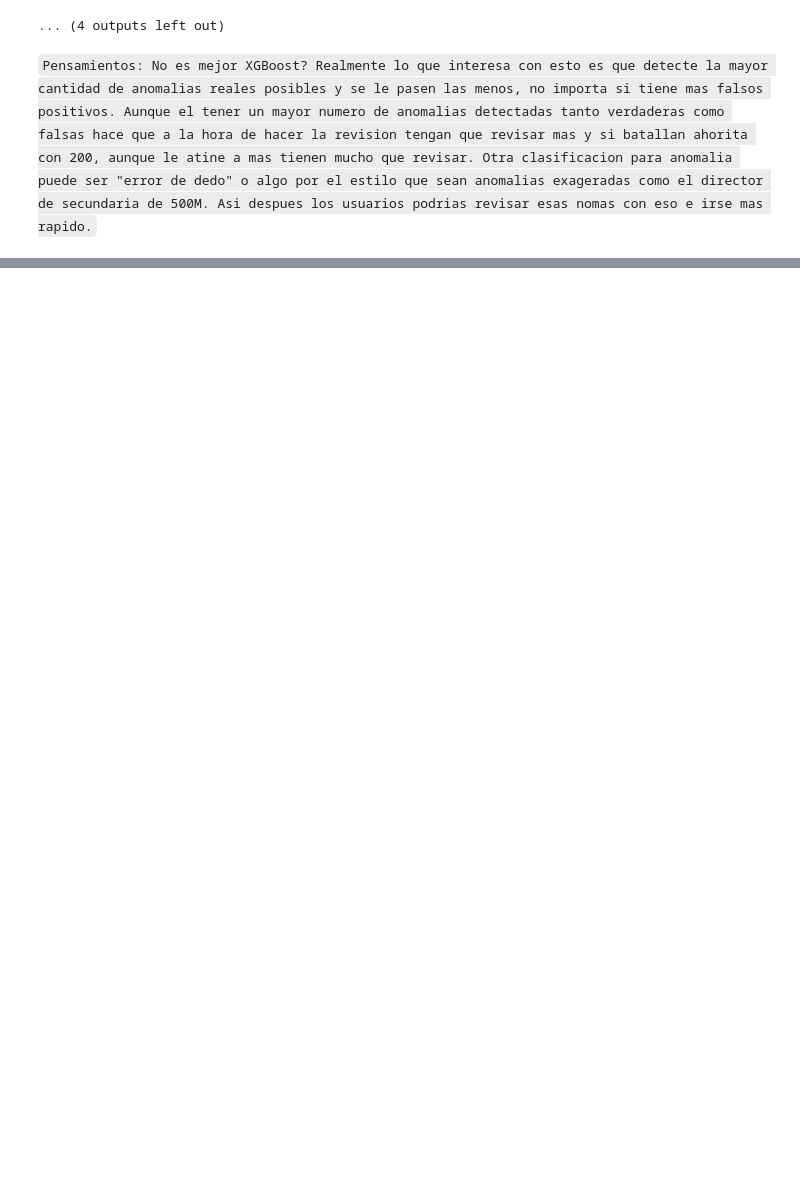
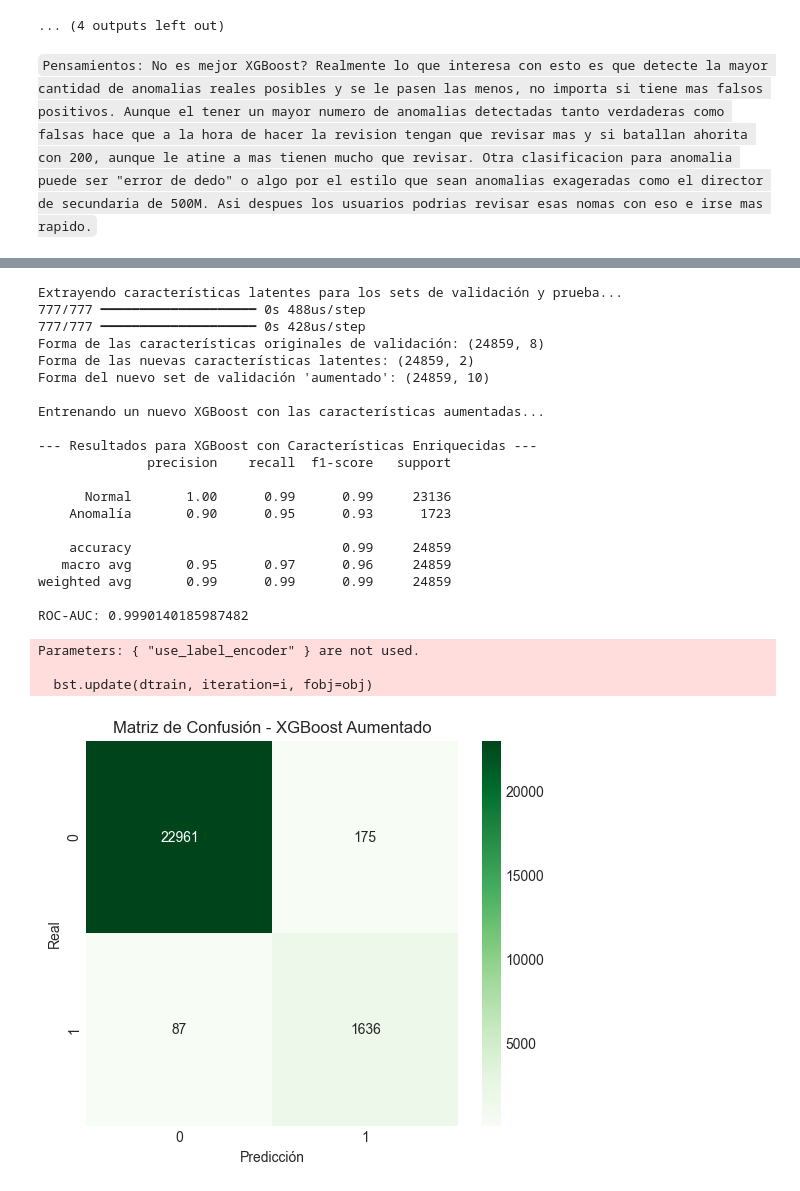
Before and after one commit to eduardomtzchenoweth/Declaraciones_Patrimoniales, a Jupyter notebook: Detección de Anomalías Híbrida (Reglas + VAE).ipynb, the cells around one changed output, grey strips where cells are left out. Drawn from its saved outputs; the diff is of its cells as text; code cells hidden in the pictures; blank space fills up the shorter version.

Commit message:
Datos enriquesidos y prueba con dataset Jalisco

```diff
--- a/Detección de Anomalías Híbrida (Reglas + VAE).ipynb
+++ b/Detección de Anomalías Híbrida (Reglas + VAE).ipynb
@@ -415,0 +418,80 @@ Calculando el umbral de error de reconstrucción...
+# %%
+# --- 1. Extraer Características del Espacio Latente usando el Encoder ---
+# Usamos el 'encoder' que ya fue entrenado como parte de nuestro VAE.
+# El encoder devuelve: z_mean, z_log_var, z. Usaremos 'z_mean' como la representación estable.
+
+print("Extrayendo características latentes para los sets de validación y prueba...")
+
+# Extraer para el set de validación (que usaremos para entrenar el nuevo XGBoost)
+val_z_mean, _, _ = vae.encoder.predict(X_val_scaled)
+
+# Extraer para el set de prueba (que usaremos para evaluar)
+test_z_mean, _, _ = vae.encoder.predict(X_test_scaled)
+
+print(f"Forma de las características originales de validación: {X_val_scaled.shape}")
+print(f"Forma de las nuevas características latentes: {val_z_mean.shape}")
+
+
+# --- 2. Crear los Datasets "Aumentados" ---
+# Combinamos las características originales (escaladas) con las nuevas del espacio latente.
+X_val_augmented = np.concatenate([X_val_scaled, val_z_mean], axis=1)
+X_test_augmented = np.concatenate([X_test_scaled, test_z_mean], axis=1)
+
+print(f"Forma del nuevo set de validación 'aumentado': {X_val_augmented.shape}")
+
+
+# --- 3. Entrenar y Evaluar XGBoost con Características Enriquecidas ---
+print("\nEntrenando un nuevo XGBoost con las características aumentadas...")
+
+# Creamos una nueva instancia del clasificador
+# Usamos el mismo 'scale_pos_weight' para manejar el desbalance de clases
+xgb_augmented = XGBClassifier(
+    use_label_encoder=False,
+    eval_metric='logloss',
+    scale_pos_weight=(len(y_val)-sum(y_val))/sum(y_val)
+)
+
+# Entrenamos el modelo con el set de validación aumentado
+xgb_augmented.fit(X_val_augmented, y_val)
+
+# Hacemos predicciones en el set de prueba aumentado
+y_pred_xgb_augmented = xgb_augmented.predict(X_test_augmented)
+y_pred_proba_xgb_augmented = xgb_augmented.predict_proba(X_test_augmented)[:, 1]
+
+print("\n--- Resultados para XGBoost con Características Enriquecidas ---")
+print(classification_report(y_test, y_pred_xgb_augmented, target_names=['Normal', 'Anomalía']))
+print("ROC-AUC:", roc_auc_score(y_test, y_pred_proba_xgb_augmented))
+
+# --- Matriz de Confusión para el nuevo modelo ---
+plt.figure(figsize=(6, 5))
+cm_augmented = confusion_matrix(y_test, y_pred_xgb_augmented)
+sns.heatmap(cm_augmented, annot=True, fmt='d', cmap='Greens')
+plt.title('Matriz de Confusión - XGBoost Aumentado')
+plt.xlabel('Predicción')
+plt.ylabel('Real')
+plt.show()
+# %% [output]
+Extrayendo características latentes para los sets de validación y prueba...
+777/777 ━━━━━━━━━━━━━━━━━━━━ 0s 488us/step
+777/777 ━━━━━━━━━━━━━━━━━━━━ 0s 428us/step
+Forma de las características originales de validación: (24859, 8)
+Forma de las nuevas características latentes: (24859, 2)
+Forma del nuevo set de validación 'aumentado': (24859, 10)
+
+Entrenando un nuevo XGBoost con las características aumentadas...
+
+--- Resultados para XGBoost con Características Enriquecidas ---
+              precision    recall  f1-score   support
+
+      Normal       1.00      0.99      0.99     23136
+    Anomalía       0.90      0.95      0.93      1723
+
+    accuracy                           0.99     24859
+   macro avg       0.95      0.97      0.96     24859
+weighted avg       0.99      0.99      0.99     24859
+
+ROC-AUC: 0.9990140185987482
+Parameters: { "use_label_encoder" } are not used.
+
+  bst.update(dtrain, iteration=i, fobj=obj)
+[figure, added]
```
Also changed, not shown: parts of 5 cells of this notebook, 8 other files.
